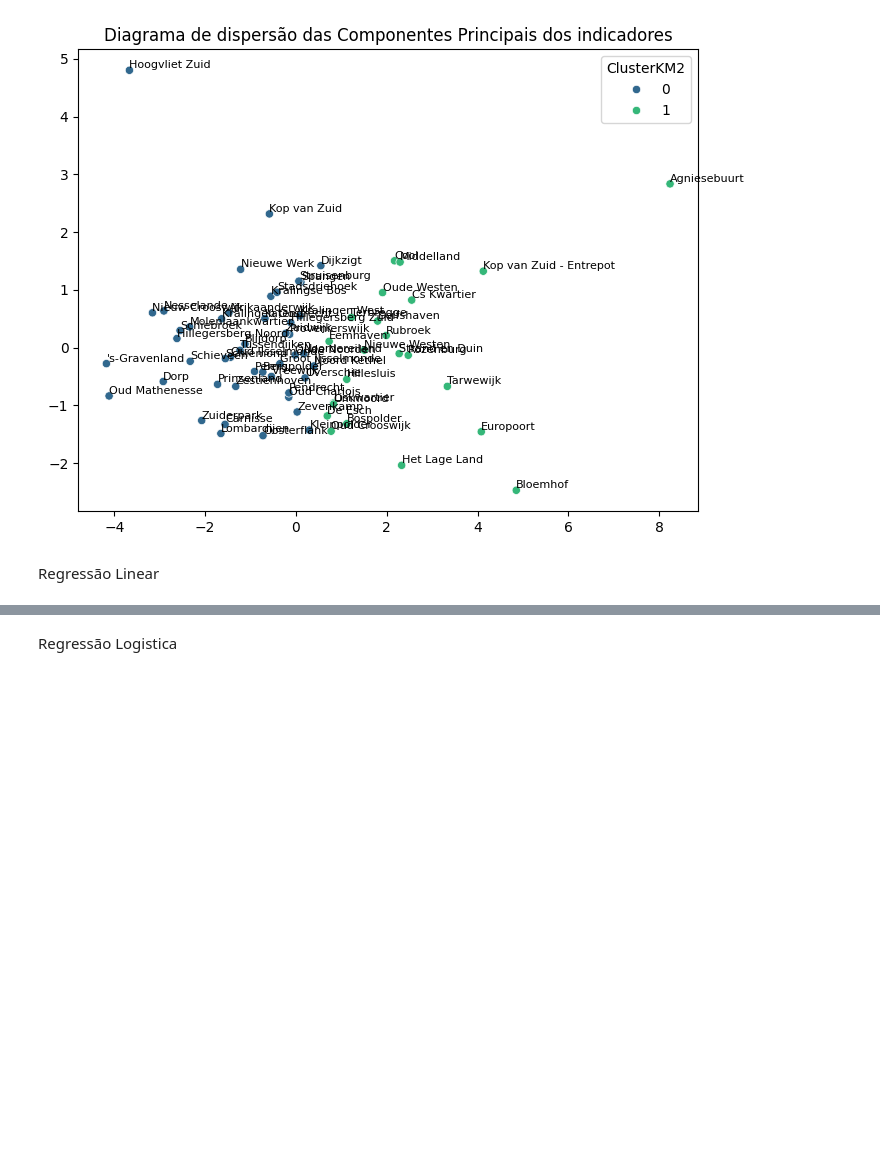
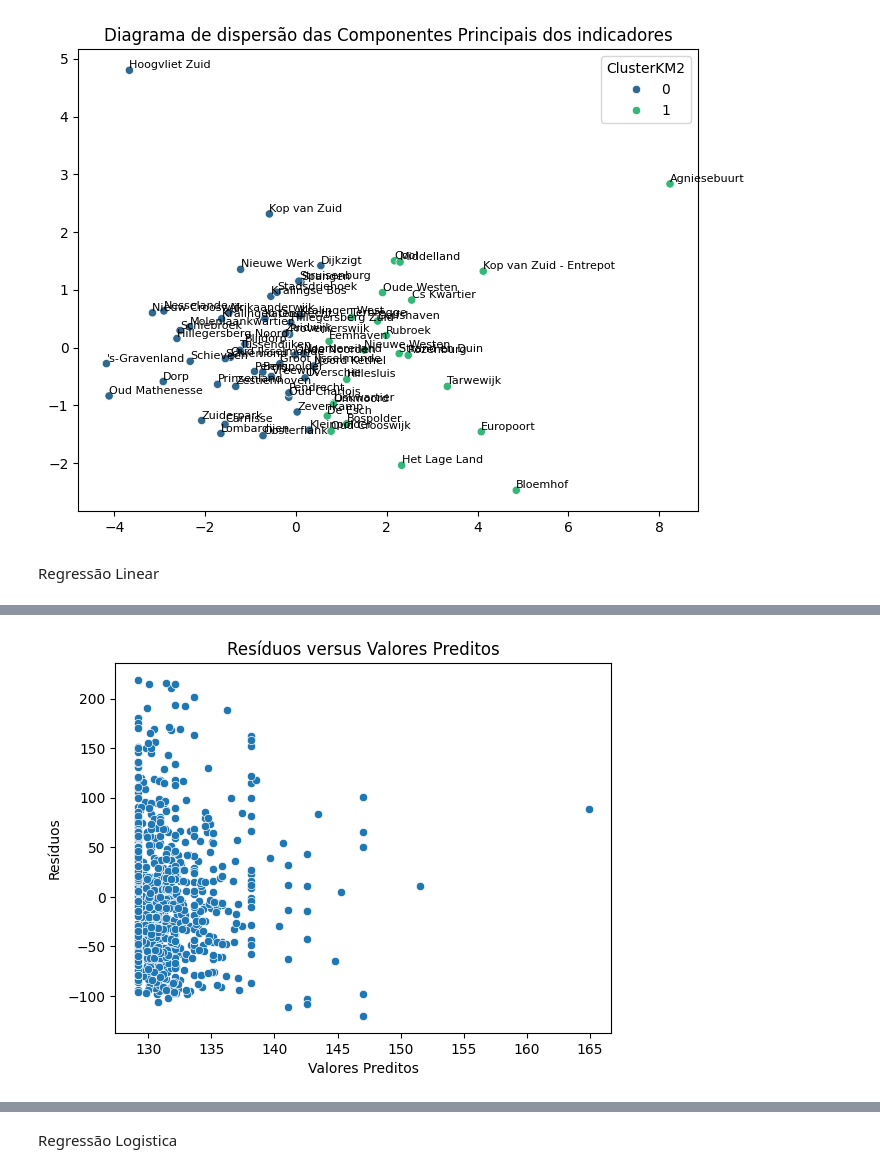
Before and after one commit to RafaelAndreRio/SAD_Trabalho_Final, a Jupyter notebook: Estudo_airbnb.ipynb, the cells around one changed output, grey strips where cells are left out. Saved outputs shown, nothing was run; the diff lists cells and outputs as text; code cells hidden in the pictures; blank space fills up the shorter version.

```diff
--- a/Estudo_airbnb.ipynb
+++ b/Estudo_airbnb.ipynb
@@ -18,15 +18,15 @@ from scipy.cluster.hierarchy import linkage, dendrogram, cut_tree
 from sklearn.cluster import KMeans
 from sklearn.metrics import silhouette_score
 import matplotlib.pyplot as plt
-import seaborn as sns  # Opcional, mas pode melhorar a estética dos gráficos
 from sklearn.decomposition import PCA
-from sklearn.cluster import KMeans
-import geopandas as gpd
 import matplotlib.pyplot as plt
 from mpl_toolkits.axes_grid1 import make_axes_locatable
+from sklearn import datasets
+import statsmodels.api as sm
+from statsmodels.stats.stattools import durbin_watson
+from statsmodels.stats.outliers_influence import variance_inflation_factor
+from scipy.stats import shapiro
 
 #carregamento do Data_frame para o programa
-calendar_df=pd.read_csv('Ficheiros_airbnb_Rotterdam\calendar.csv')
-listings_df=pd.read_csv('Ficheiros_airbnb_Rotterdam\listings.csv')
 listings_zipado_df=pd.read_csv('Ficheiros_airbnb_Rotterdam\listings zipado.csv')
 # %%
@@ -721,0 +730,18 @@ Regressão Linear
+# %%
+#Variavel Dependente: Quantitativa (Preço ou score)
+#Variavel Independente: Qualitativa (quali ou quanti em dumi)
+df_reg = listings_zipado_df[listings_zipado_df['price'] < 350][['review_scores_rating', 'price']]
+df_reg = df_reg.dropna()
+
+#variaveis independentes
+X = df_reg['review_scores_rating']
+
+#variavel dependente
+y = df_reg['price']
+# %%
+X_1 = sm.add_constant(X)
+
+model = sm.OLS(y, X_1).fit()
+print(model.summary())
+
+#R-squared e Adj. R-squared: valores são muito baixos, o modelo não explica bem a variação nos preços
@@ -721,0 +766,12 @@ Regressão Linear
+# %%
+# Calcular os resíduos
+residuals = model.resid
+# %%
+# 1.Linearidade e homocedasticidade (resíduos versus preditos)
+sns.scatterplot(x=model.fittedvalues, y=residuals)
+plt.title('Resíduos versus Valores Preditos')
+plt.xlabel('Valores Preditos')
+plt.ylabel('Resíduos')
+plt.show()
+# %% [output]
+[figure, added]
```
Also changed, not shown: parts of 5 cells of this notebook.
